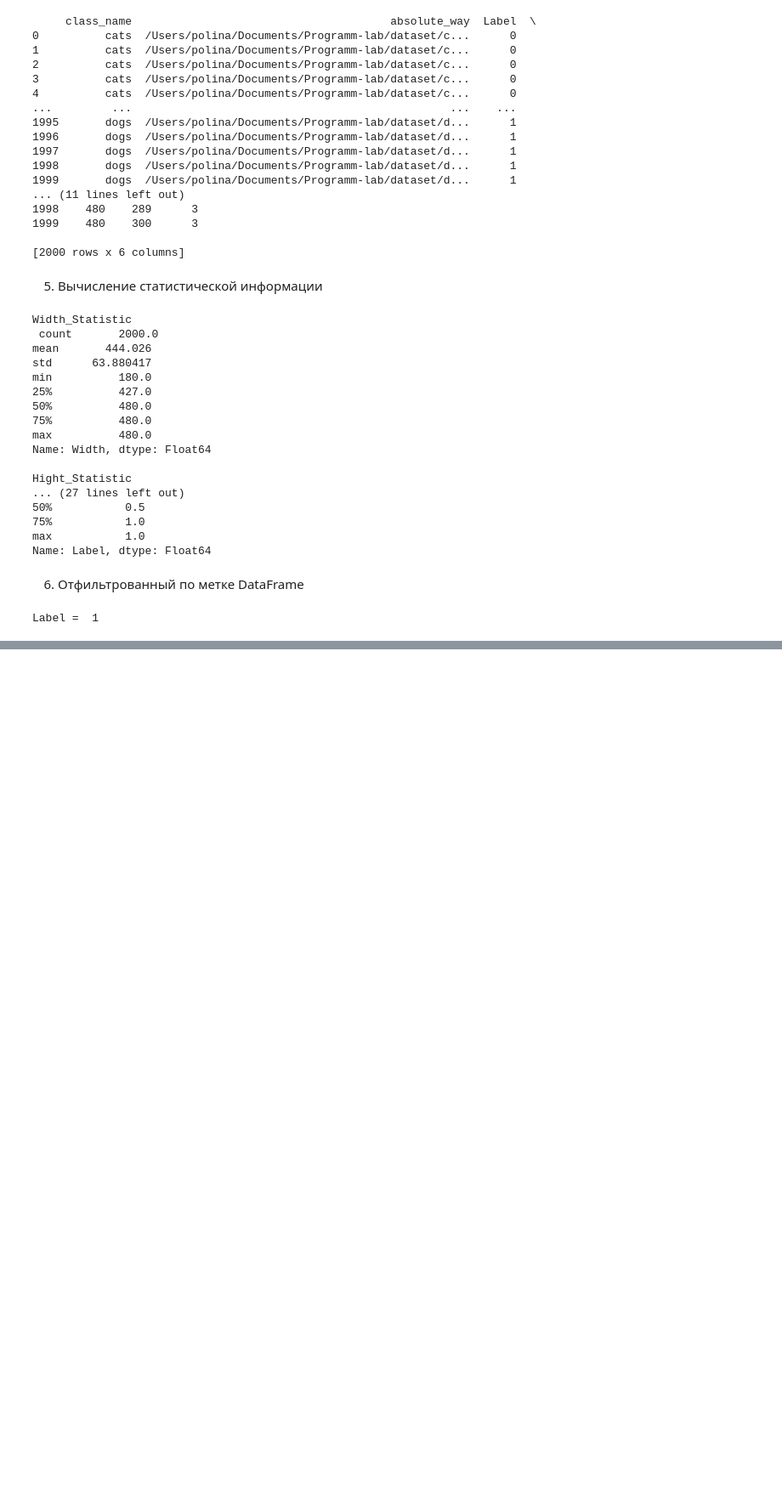
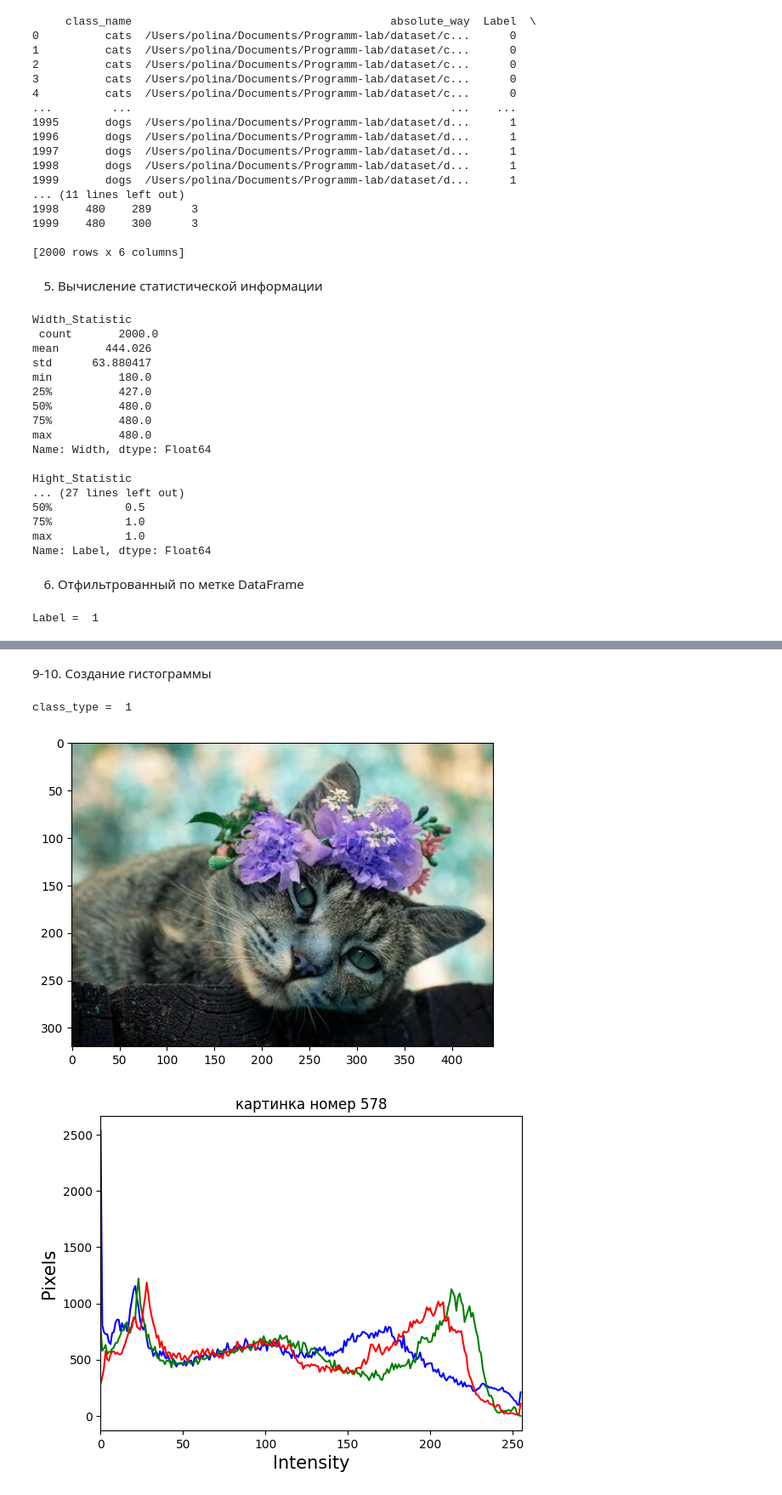
Before and after one commit to Tattaboe/Programm-lab, a Jupyter notebook: analisis.ipynb, the cells around one changed output, grey strips where cells are left out. Shown at 85% size. Cells and saved outputs as stored; diff of their text form; code cells hidden in the pictures; blank space fills up the shorter version.

Commit message:
end creating hist

```diff
--- a/analisis.ipynb
+++ b/analisis.ipynb
@@ -139,0 +237,47 @@ print(filtering(dataframe, choise))
+# %% [markdown]
+9-10. Создание гистограммы
+# %%
+def create_histograma(dataframe, class_type):
+    """
+     Функция создает массивы для дальнейшего создания гистограммы, выводит картинку, с которой работаем и общие графики распределения цветов
+
+     Args:
+        dataframe (_type_): исходный датасет
+        class_type (_type_): метка класса
+
+     Returns:
+         _type_: двумерный массив с информацией о распределении пикселей 3х цветов
+
+    """
+
+    result = [[], [], []]
+
+    print('class_type = ', class_type)
+    if (class_type == 1):
+        image_index = random.randint(0, 1100)
+    if (class_type == 2):
+        image_index = random.randint(1100, 2200)
+    image_way = filtering(dataframe, class_type)['absolute_way'].loc[image_index]
+    image = cv2.imread(image_way)
+    plt.imshow(image)
+    plt.show()
+    color = ('b', 'g', 'r')
+    for i, col in enumerate(color):
+        histr = cv2.calcHist([image], [i], None, [256], [0, 256])
+        plt.plot(histr, color=col)
+        plt.xlim([0, 256])
+        result[i] = histr
+    plt.xlabel('Intensity', fontsize=15)
+    plt.ylabel('Pixels', fontsize=15)
+    plt.title(f'картинка номер {image_index}')
+    plt.show()
+    return result
+# %%
+data_for_histograma = create_histograma(dataframe, choise)
+about_picture = [(data_for_histograma[0], 'b'),
+                 (data_for_histograma[1], 'g'),
+                 (data_for_histograma[2], 'r')]
+# %% [output]
+class_type =  1
+[figure, added]
+[figure, added]
```
Also changed, not shown: parts of 7 cells of this notebook.
